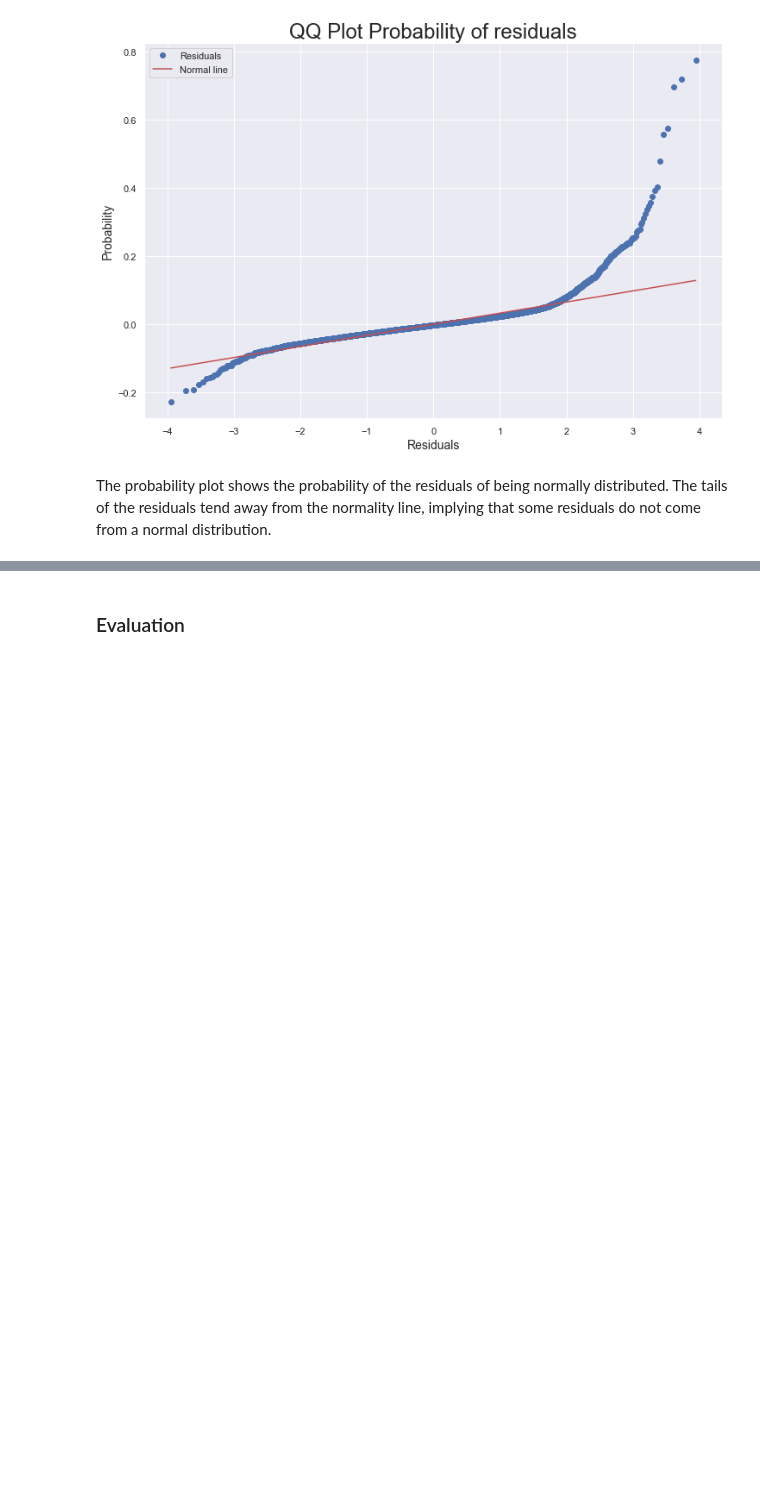
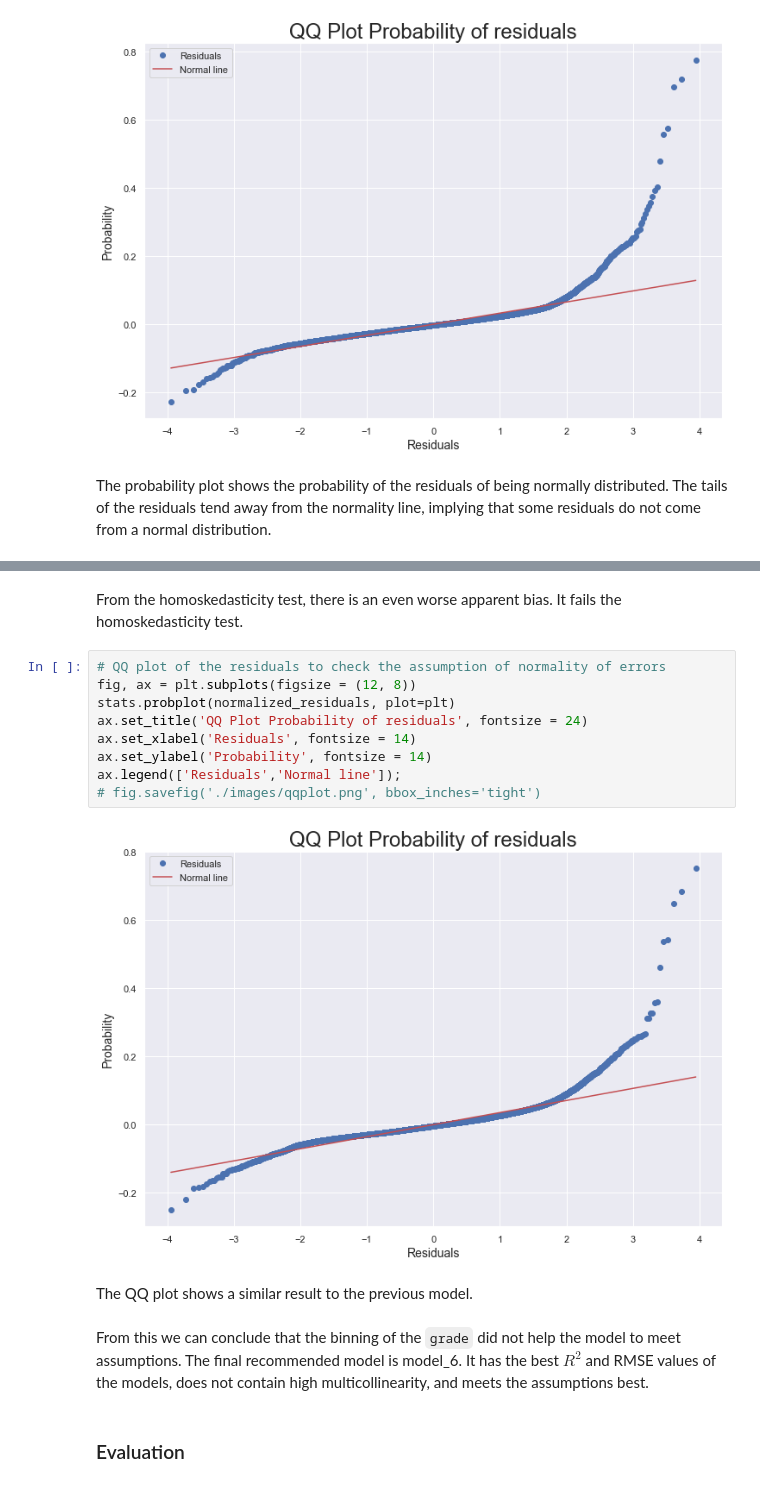
Before and after one commit to griffinhundley/predicting-housing-prices, a Jupyter notebook: notebooks/Final_Notebook.ipynb, the cells around one changed output, grey strips where cells are left out. Saved outputs shown, nothing was run; the diff lists cells and outputs as text; blank space fills up the shorter version.

```diff
--- a/notebooks/Final_Notebook.ipynb
+++ b/notebooks/Final_Notebook.ipynb
@@ -553,3 +666,20 @@ The probability plot shows the probability of the residuals of being normally di
+# %% [markdown]
+From the homoskedasticity test, there is an even worse apparent bias. It fails the homoskedasticity test.
+# %%
+# QQ plot of the residuals to check the assumption of normality of errors
+fig, ax = plt.subplots(figsize = (12, 8))
+stats.probplot(normalized_residuals, plot=plt)
+ax.set_title('QQ Plot Probability of residuals', fontsize = 24)
+ax.set_xlabel('Residuals', fontsize = 14)
+ax.set_ylabel('Probability', fontsize = 14)
+ax.legend(['Residuals','Normal line']);
+# fig.savefig('./images/qqplot.png', bbox_inches='tight')
+# %% [output]
+[figure, added]
+# %% [markdown]
+The QQ plot shows a similar result to the previous model.
+# %% [markdown]
+From this we can conclude that the binning of the `grade` did not help the model to meet assumptions. The final recommended model is model_6. It has the best $R^2$ and RMSE values of the models, does not contain high multicollinearity, and meets the assumptions best.
 # %% [markdown]
 ### Evaluation  <a id="Evaluation"></a>
 # %% [markdown]
```
Also changed, not shown: parts of 33 cells of this notebook.
